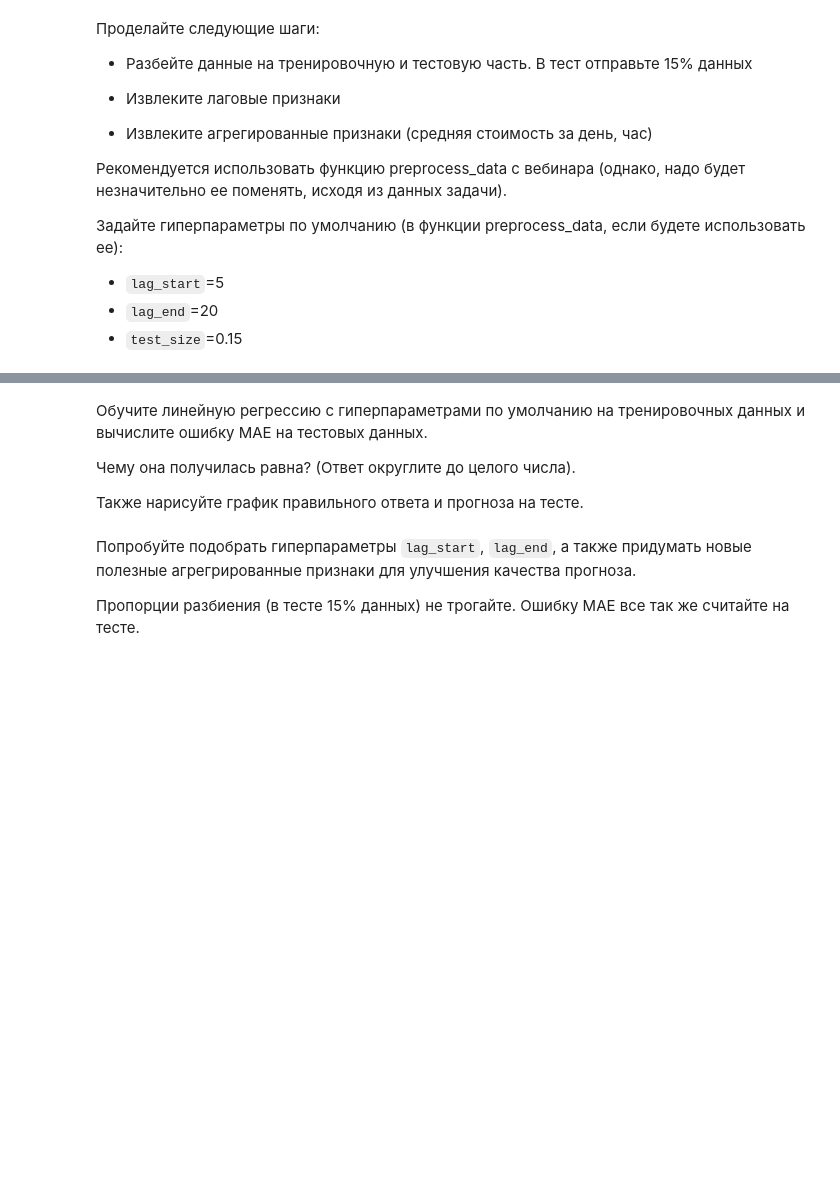
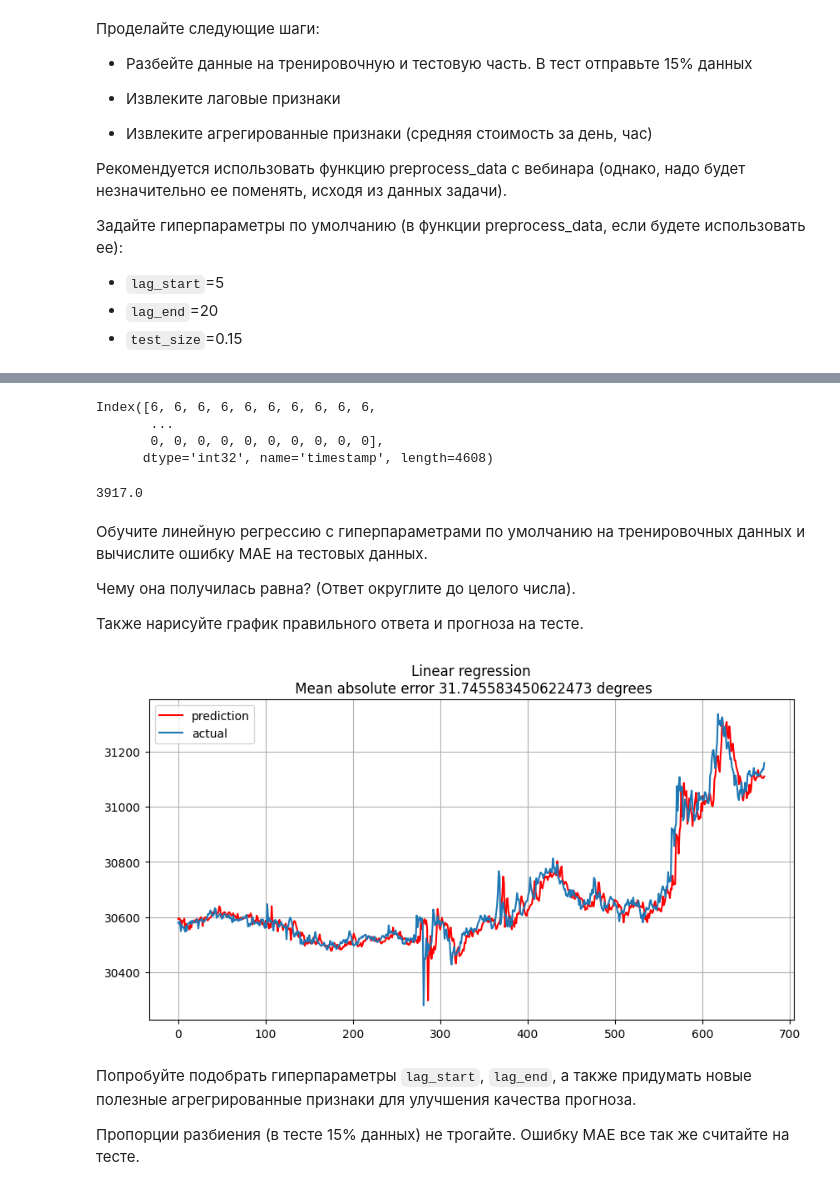
Before and after one commit to Dmitrysw/ML, a Jupyter notebook: lizard/Копия_блокнота__TimeSeries_bootcamp_HT1_ipynb_.ipynb, the cells around one changed output, grey strips where cells are left out. Drawn from its saved outputs; the diff is of its cells as text; code cells hidden in the pictures; blank space fills up the shorter version.

```diff
--- a/lizard/Копия_блокнота__TimeSeries_bootcamp_HT1_ipynb_.ipynb
+++ b/lizard/Копия_блокнота__TimeSeries_bootcamp_HT1_ipynb_.ipynb
@@ -41,9 +91,14 @@ data.plot()
+# %%
+data.index.weekday
+# %% [output]
+Index([6, 6, 6, 6, 6, 6, 6, 6, 6, 6,
+       ...
+       0, 0, 0, 0, 0, 0, 0, 0, 0, 0],
+      dtype='int32', name='timestamp', length=4608)
 # %%
 def code_mean(data, cat_feature, real_feature):
     return dict(data.groupby(cat_feature)[real_feature].mean())
-# %%
-def preprocess_data(data, lag_start=..., lag_end=..., test_size=...):
-
-    # your code here
-
-    return X_train, X_test, y_train, y_test
+# %%
+round((0.85) * data.shape[0], 0)
+# %% [output]
+3917.0
@@ -58,3 +148,21 @@ def preprocess_data(data, lag_start=..., lag_end=..., test_size=...):
+# %%
+from sklearn.linear_model import LinearRegression
+from sklearn.metrics import mean_absolute_error
+X_train, X_test, y_train, y_test = preprocess_data(data)
+# %%
+model = LinearRegression()
+model.fit(X_train, y_train)
+
+preds = model.predict(X_test)
+
+plt.figure(figsize=(10, 5))
+plt.plot(preds, "r", label="prediction")
+plt.plot(y_test.values, label="actual")
+plt.grid(True)
+plt.legend(loc="best")
+plt.title(f"Linear regression\n Mean absolute error {mean_absolute_error(preds, y_test)} degrees");
+# %% [output]
+[figure, added]
 # %% [markdown]
 Попробуйте подобрать гиперпараметры `lag_start`, `lag_end`, а также придумать новые полезные агрегрированные признаки для улучшения качества прогноза.
 
```
Also changed, not shown: parts of 6 cells of this notebook.
